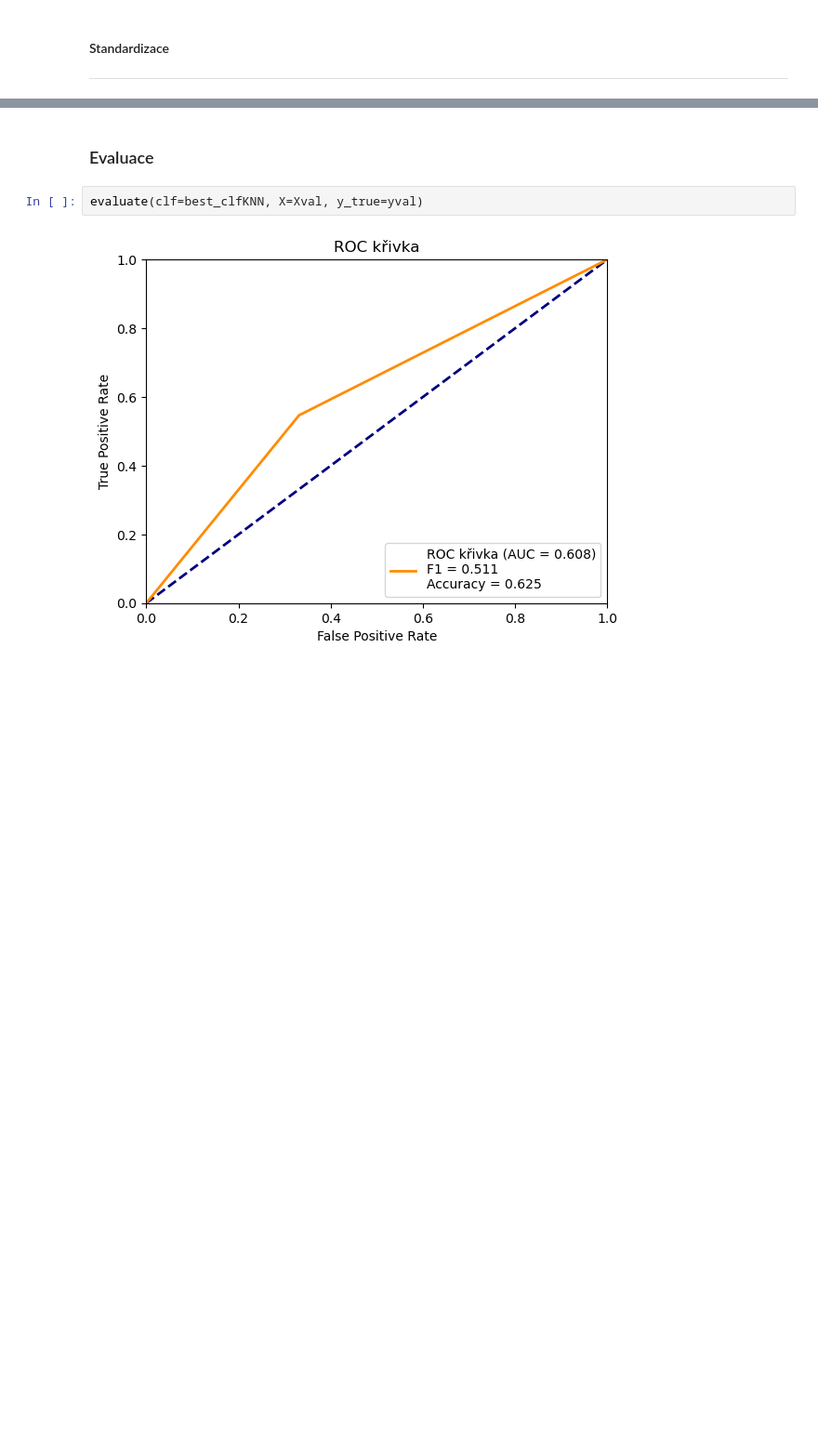
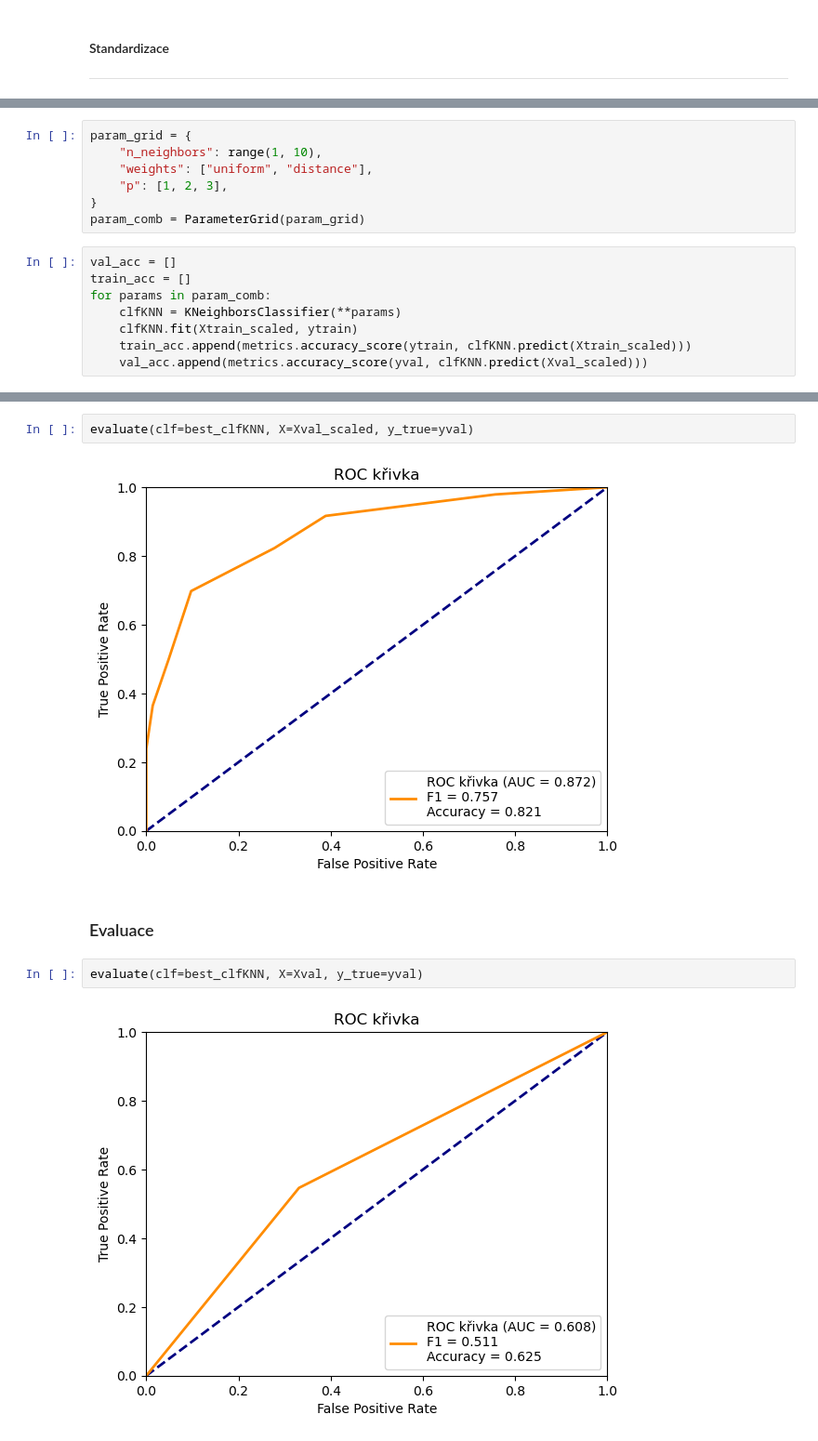
Before and after one commit to nickobard/Machine-Learning-I, a Jupyter notebook: 01/homework_01.ipynb, the cells around one changed output, grey strips where cells are left out. Shown at 93% size. Cells and saved outputs as stored; diff of their text form; blank space fills up the shorter version.

```diff
--- a/01/homework_01.ipynb
+++ b/01/homework_01.ipynb
@@ -960,0 +1024,15 @@ accuracy score (test): 0.687500
+# %%
+param_grid = {
+    "n_neighbors": range(1, 10),
+    "weights": ["uniform", "distance"],
+    "p": [1, 2, 3],
+}
+param_comb = ParameterGrid(param_grid)
+# %%
+val_acc = []
+train_acc = []
+for params in param_comb:
+    clfKNN = KNeighborsClassifier(**params)
+    clfKNN.fit(Xtrain_scaled, ytrain)
+    train_acc.append(metrics.accuracy_score(ytrain, clfKNN.predict(Xtrain_scaled)))
+    val_acc.append(metrics.accuracy_score(yval, clfKNN.predict(Xval_scaled)))
@@ -961,3 +1055,7 @@ accuracy score (test): 0.687500
+# %%
+evaluate(clf=best_clfKNN, X=Xval_scaled, y_true=yval)
+# %% [output]
+[figure, added]
 # %% [markdown]
 ### Evaluace
 # %%
```
Also changed, not shown: parts of 24 cells of this notebook.
